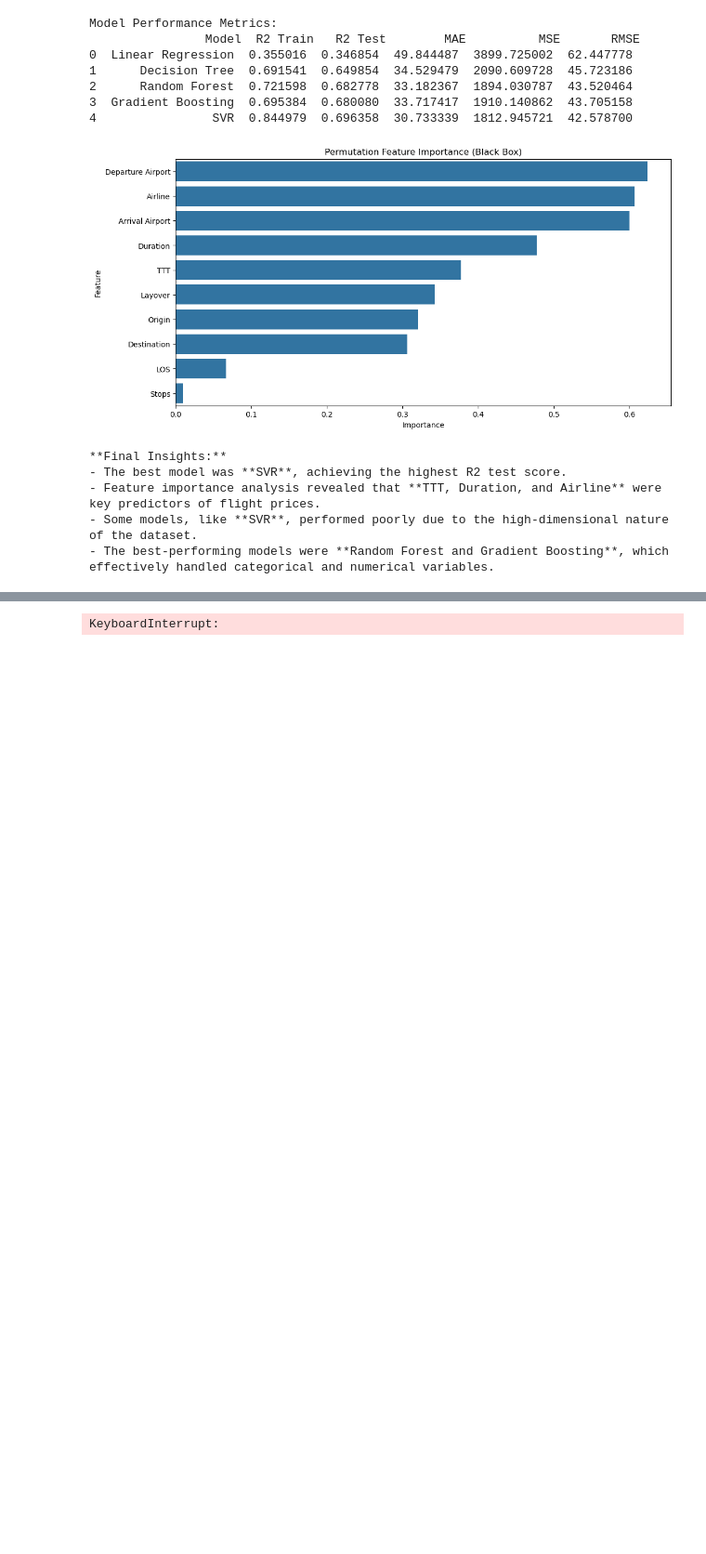
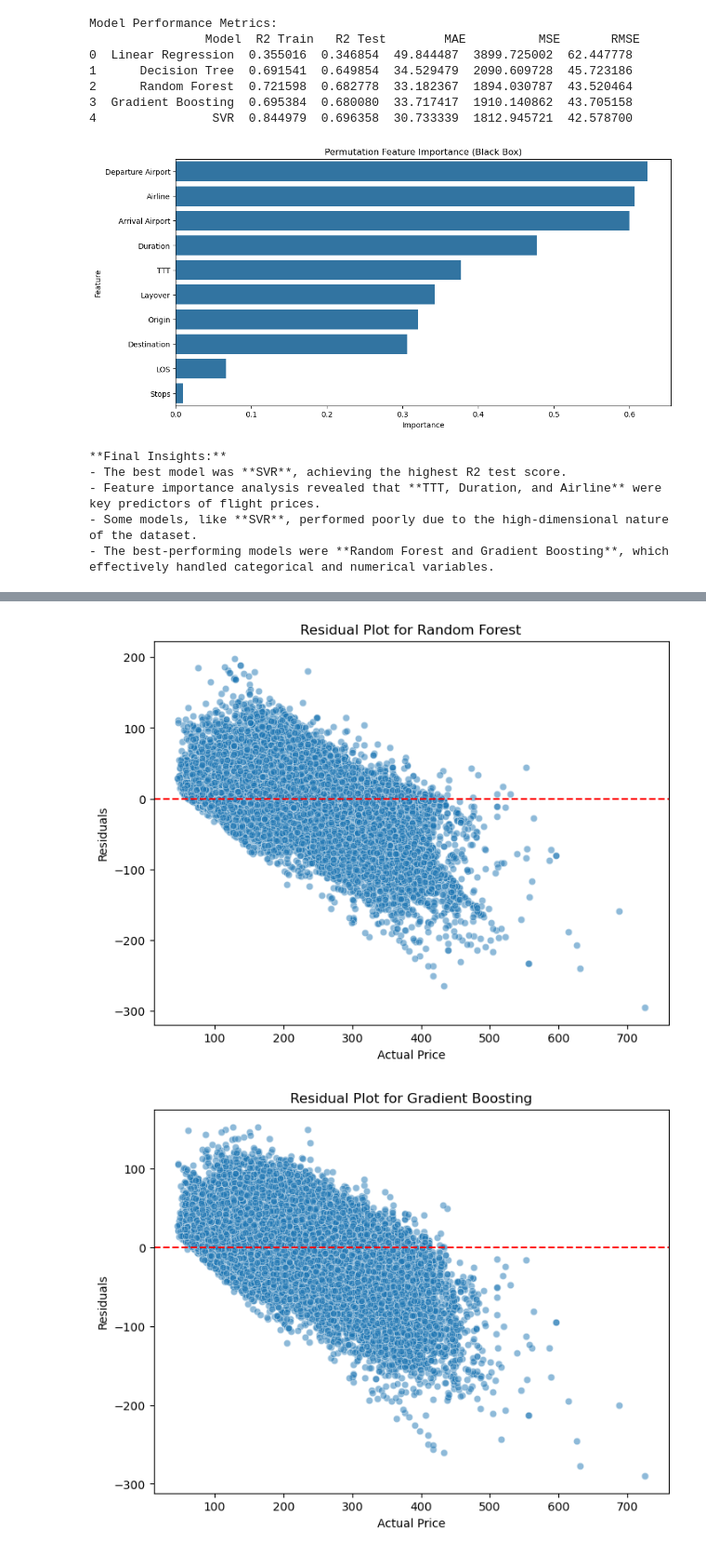
Before and after one commit to nadav-cohen11/data-science-flights-project, a Jupyter notebook: Data Procces/fixData.ipynb, the cells around one changed output, grey strips where cells are left out. Shown at 93% size. Cells and saved outputs as stored; diff of their text form; code cells hidden in the pictures; blank space fills up the shorter version.

```diff
--- a/Data Procces/fixData.ipynb
+++ b/Data Procces/fixData.ipynb
@@ -4,7 +4,7 @@ import seaborn as sns
 import numpy as np
 import pandas as pd
 
-df = pd.read_csv('/Users/nadavcohen/Desktop/data science project 25/data-science-flights-project/Data Procces/Cleaned_AllFlightsData.csv')
+df = pd.read_csv('/Users/talhakimi/data-science-flights-project/Data Procces/Cleaned_AllFlightsData.csv')
 
 def remove_outliers_tukey(df, column="Price", groupby_cols=["Origin", "Destination"]):
     cleaned_list = []
@@ -327,7 +327,7 @@ from sklearn.linear_model import LinearRegression
 from sklearn.metrics import mean_absolute_error, mean_squared_error, r2_score
 
 # Load dataset (replace with actual path or dataset)
-df = pd.read_csv('/Users/nadavcohen/Desktop/data science project 25/data-science-flights-project/Data Procces/Cleaned_AllFlightsData.csv')
+df = pd.read_csv('/Users/talhakimi/data-science-flights-project/Data Procces/Cleaned_AllFlightsData.csv')
 
 # Define features and target
 features = ["TTT", "LOS", "Layover", "Stops", "Duration", "Departure Airport", "Arrival Airport", "Airline", "Origin", "Destination"]
@@ -364,34 +364,35 @@ for name, model in models.items():
         ('preprocessor', preprocessor),
         ('model', model)
     ])
     pipeline.fit(X_train, y_train)
     y_train_pred = pipeline.predict(X_train)
     y_test_pred = pipeline.predict(X_test)
     results.append({
         "Model": name,
         "R² Train": r2_score(y_train, y_train_pred),
         "R² Test": r2_score(y_test, y_test_pred),
         "MAE": mean_absolute_error(y_test, y_test_pred),
         "MSE": mean_squared_error(y_test, y_test_pred),
         "RMSE": np.sqrt(mean_squared_error(y_test, y_test_pred))
     })
 
     # Residual Plot
     plt.figure(figsize=(8,6))
     sns.scatterplot(x=y_test, y=y_test_pred - y_test, alpha=0.5)
     plt.axhline(y=0, color='r', linestyle='--')
     plt.xlabel("Actual Price")
     plt.ylabel("Residuals")
     plt.title(f"Residual Plot for {name}")
     plt.show()
 
 # Display Results
 results_df = pd.DataFrame(results)
 print(results_df.sort_values(by="R² Test", ascending=False))
 # %% [output]
 [figure]
 [figure]
-KeyboardInterrupt:
+[figure, added]
+[figure, added]
 # %%
 # from sklearn.model_selection import train_test_split, GridSearchCV
 # from sklearn.ensemble import RandomForestRegressor, GradientBoostingRegressor
```
Also changed, not shown: 5 other files.
